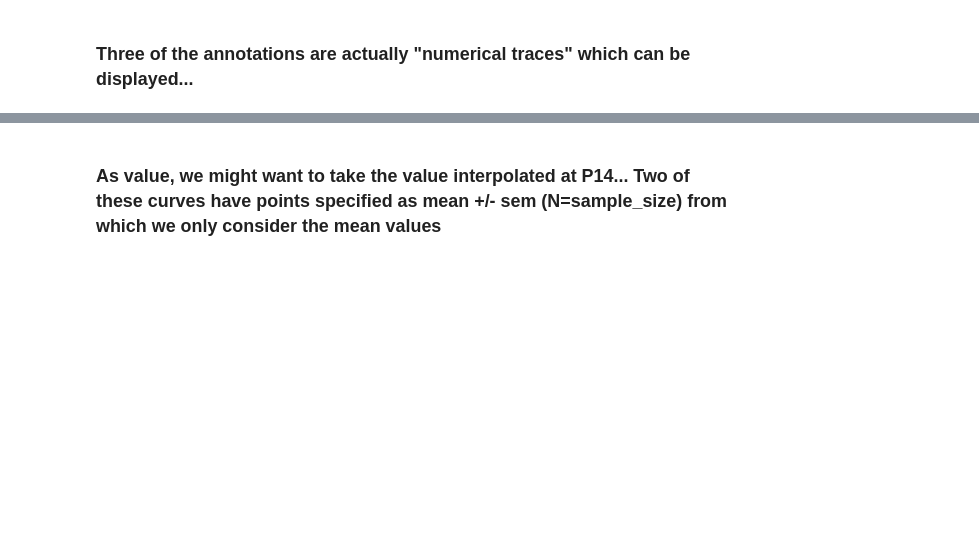
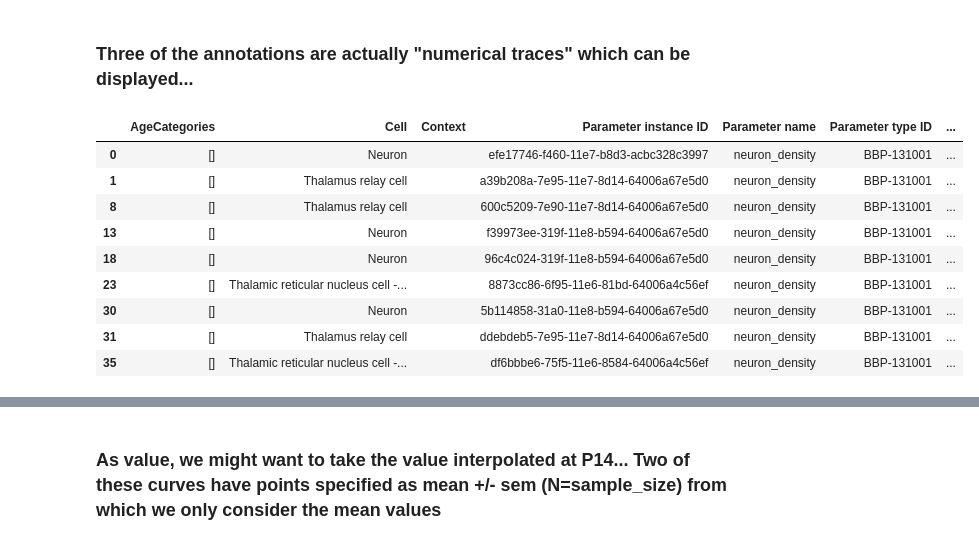
Before and after one commit to BlueBrain/nat, a Jupyter notebook: notebooks/ThalamusStereology.ipynb, the cells around one changed output, grey strips where cells are left out. Drawn from its saved outputs; the diff is of its cells as text; code cells hidden in the pictures; blank space fills up the shorter version.

```diff
--- a/notebooks/ThalamusStereology.ipynb
+++ b/notebooks/ThalamusStereology.ipynb
@@ -116,5 +132,18 @@ resultDF[["Cell", "Regional part of brain", "Values", "Unit", "Species"]]
 # %% [markdown]
 ### Three of the annotations are actually "numerical traces" which can be displayed...
+# %%
+resultDF[resultDF["Result type"] == "numericalTrace"]
+# %% [output]
+|  | AgeCategories | Cell | Context | Parameter instance ID | Parameter name | Parameter type ID | ... |
+| 0 | [] | Neuron |  | efe17746-f460-11e7-b8d3-acbc328c3997 | neuron_density | BBP-131001 | ... |
+| 1 | [] | Thalamus relay cell |  | a39b208a-7e95-11e7-8d14-64006a67e5d0 | neuron_density | BBP-131001 | ... |
+| 8 | [] | Thalamus relay cell |  | 600c5209-7e90-11e7-8d14-64006a67e5d0 | neuron_density | BBP-131001 | ... |
+| 13 | [] | Neuron |  | f39973ee-319f-11e8-b594-64006a67e5d0 | neuron_density | BBP-131001 | ... |
+| 18 | [] | Neuron |  | 96c4c024-319f-11e8-b594-64006a67e5d0 | neuron_density | BBP-131001 | ... |
+| 23 | [] | Thalamic reticular nucleus cell -... |  | 8873cc86-6f95-11e6-81bd-64006a4c56ef | neuron_density | BBP-131001 | ... |
+| 30 | [] | Neuron |  | 5b114858-31a0-11e8-b594-64006a67e5d0 | neuron_density | BBP-131001 | ... |
+| 31 | [] | Thalamus relay cell |  | ddebdeb5-7e95-11e7-8d14-64006a67e5d0 | neuron_density | BBP-131001 | ... |
+| 35 | [] | Thalamic reticular nucleus cell -... |  | df6bbbe6-75f5-11e6-8584-64006a4c56ef | neuron_density | BBP-131001 | ... |
 # %%
 %matplotlib inline
 
```
Also changed, not shown: parts of 7 cells of this notebook, 16 other files.
